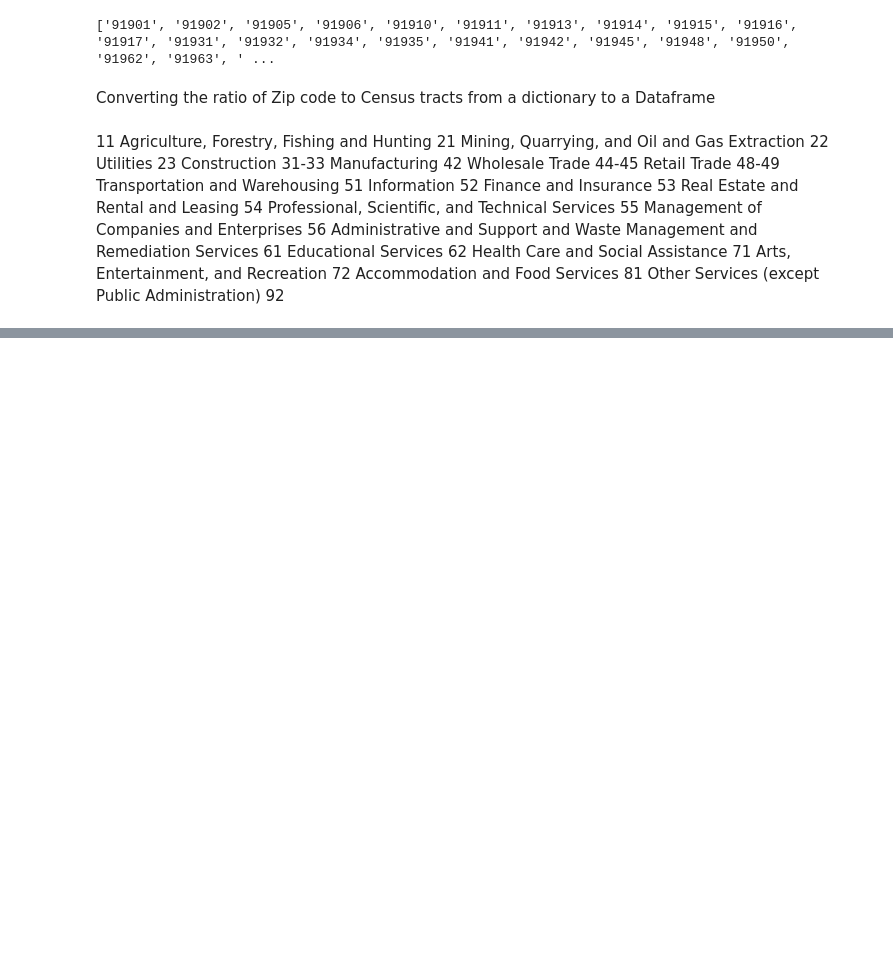
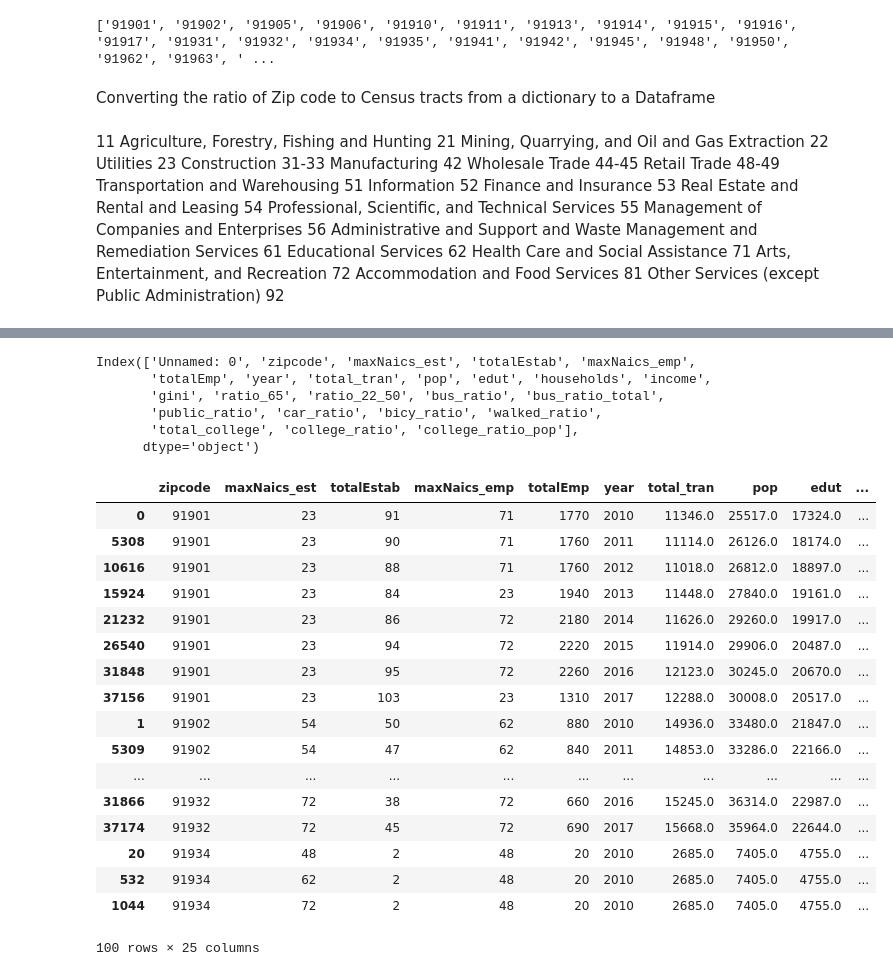
Before and after one commit to JasonZhangzy1757/CUSP-Capstone, a Jupyter notebook: US_Ignite_fed_data_merge_clean-classification.ipynb, the cells around one changed output, grey strips where cells are left out. Drawn from its saved outputs; the diff is of its cells as text; code cells hidden in the pictures; blank space fills up the shorter version.

```diff
--- a/US_Ignite_fed_data_merge_clean-classification.ipynb
+++ b/US_Ignite_fed_data_merge_clean-classification.ipynb
@@ -1072,0 +343,40 @@ finalwitholdage2.to_csv("~/Downloads/Final_merged_city.csv")
+# %%
+final_merge2.columns
+# %% [output]
+Index(['Unnamed: 0', 'zipcode', 'maxNaics_est', 'totalEstab', 'maxNaics_emp',
+       'totalEmp', 'year', 'total_tran', 'pop', 'edut', 'households', 'income',
+       'gini', 'ratio_65', 'ratio_22_50', 'bus_ratio', 'bus_ratio_total',
+       'public_ratio', 'car_ratio', 'bicy_ratio', 'walked_ratio',
+       'total_college', 'college_ratio', 'college_ratio_pop'],
+      dtype='object')
+# %%
+final_merge2 = final_merge2.drop('Unnamed: 0', axis=1)
+# %%
+
+final_merge2= final_merge2.drop_duplicates()
+# %%
+final_merge2['diff_MaxtotalEstab'] = final_merge2.groupby('zipcode')['totalEstab'].diff(-1)
+final_merge2['diff_MaxtotalEmp'] = final_merge2.groupby('zipcode')['totalEmp'].diff(-1)
+# %%
+final_merge2=final_merge2.fillna(0)
+# %%
+final_merge2.head(100)
+# %% [output]
+|  | zipcode | maxNaics_est | totalEstab | maxNaics_emp | totalEmp | year | total_tran | pop | edut | ... |
+| 0 | 91901 | 23 | 91 | 71 | 1770 | 2010 | 11346.0 | 25517.0 | 17324.0 | ... |
+| 5308 | 91901 | 23 | 90 | 71 | 1760 | 2011 | 11114.0 | 26126.0 | 18174.0 | ... |
+| 10616 | 91901 | 23 | 88 | 71 | 1760 | 2012 | 11018.0 | 26812.0 | 18897.0 | ... |
+| 15924 | 91901 | 23 | 84 | 23 | 1940 | 2013 | 11448.0 | 27840.0 | 19161.0 | ... |
+| 21232 | 91901 | 23 | 86 | 72 | 2180 | 2014 | 11626.0 | 29260.0 | 19917.0 | ... |
+| 26540 | 91901 | 23 | 94 | 72 | 2220 | 2015 | 11914.0 | 29906.0 | 20487.0 | ... |
+| 31848 | 91901 | 23 | 95 | 72 | 2260 | 2016 | 12123.0 | 30245.0 | 20670.0 | ... |
+| 37156 | 91901 | 23 | 103 | 23 | 1310 | 2017 | 12288.0 | 30008.0 | 20517.0 | ... |
+| 1 | 91902 | 54 | 50 | 62 | 880 | 2010 | 14936.0 | 33480.0 | 21847.0 | ... |
+| 5309 | 91902 | 54 | 47 | 62 | 840 | 2011 | 14853.0 | 33286.0 | 22166.0 | ... |
+| ... | ... | ... | ... | ... | ... | ... | ... | ... | ... | ... |
+| 31866 | 91932 | 72 | 38 | 72 | 660 | 2016 | 15245.0 | 36314.0 | 22987.0 | ... |
+| 37174 | 91932 | 72 | 45 | 72 | 690 | 2017 | 15668.0 | 35964.0 | 22644.0 | ... |
+| 20 | 91934 | 48 | 2 | 48 | 20 | 2010 | 2685.0 | 7405.0 | 4755.0 | ... |
+| 532 | 91934 | 62 | 2 | 48 | 20 | 2010 | 2685.0 | 7405.0 | 4755.0 | ... |
+| 1044 | 91934 | 72 | 2 | 48 | 20 | 2010 | 2685.0 | 7405.0 | 4755.0 | ... |
+100 rows × 25 columns
```
Also changed, not shown: parts of 91 cells of this notebook, 19 other files.
